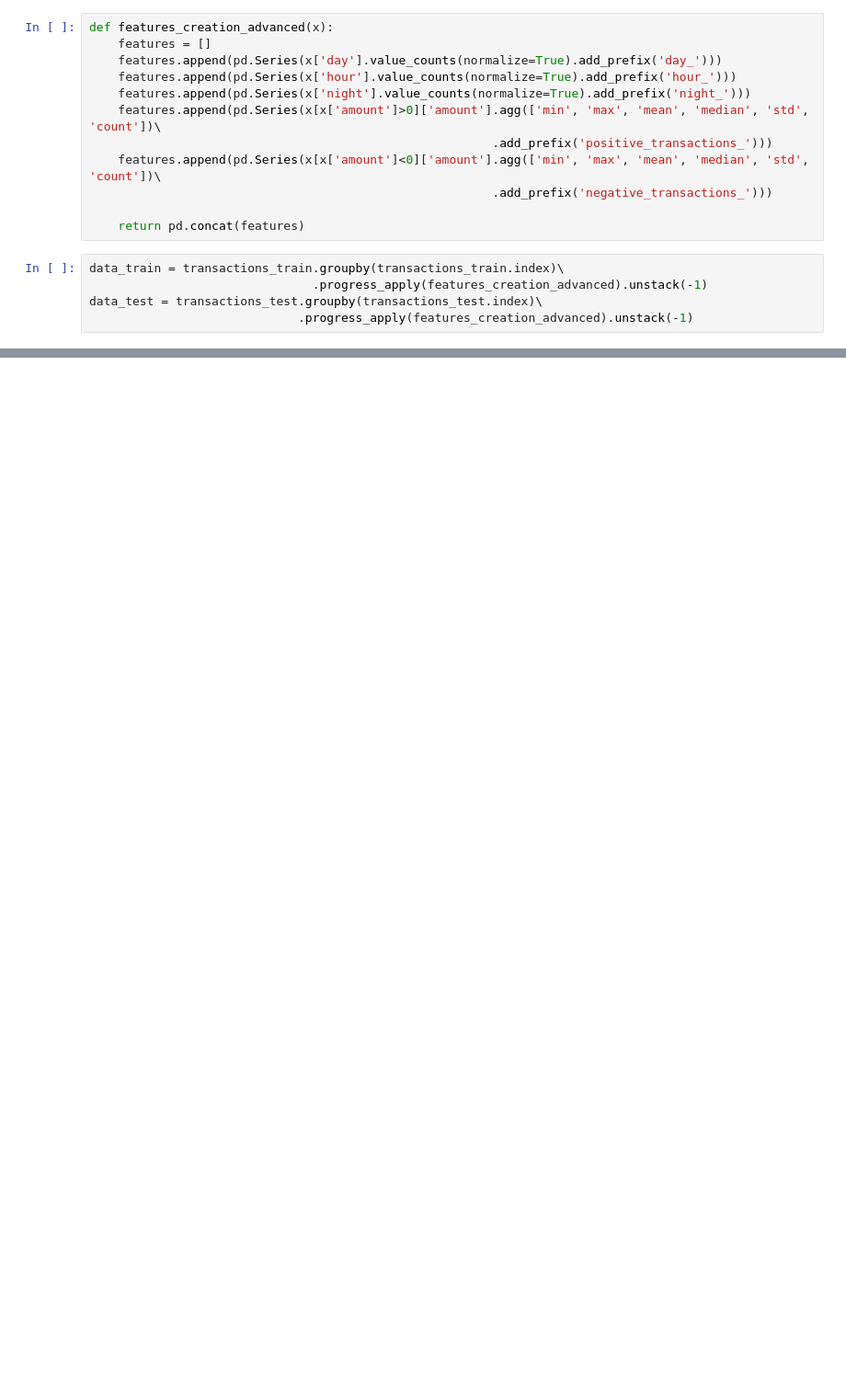
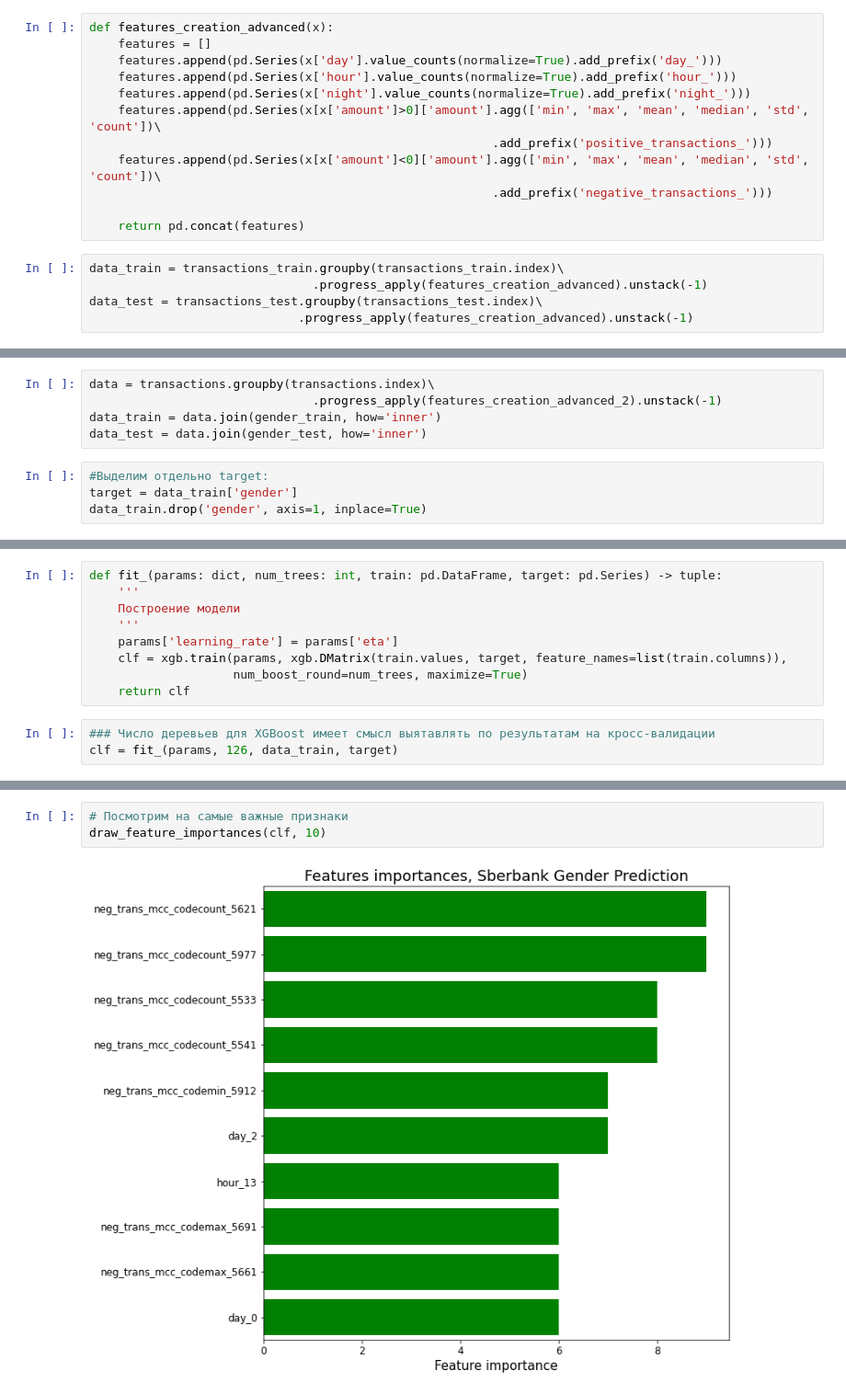
Before and after one commit to maksimusGREEN/kaggle_projects, a Jupyter notebook: Predict gender by transaction/Final_task.ipynb, the cells around one changed output, grey strips where cells are left out. Shown at 92% size. Cells and saved outputs as stored; diff of their text form; blank space fills up the shorter version.

Commit message:
Drop Data-files and update main notebook

```diff
--- a/Predict gender by transaction/Final_task.ipynb
+++ b/Predict gender by transaction/Final_task.ipynb
@@ -174,0 +229,9 @@ submission.to_csv('../data/submission_advanced.csv')
+# %%
+data = transactions.groupby(transactions.index)\
+                               .progress_apply(features_creation_advanced_2).unstack(-1)
+data_train = data.join(gender_train, how='inner')
+data_test = data.join(gender_test, how='inner')
+# %%
+#Выделим отдельно target:
+target = data_train['gender']
+data_train.drop('gender', axis=1, inplace=True)
@@ -174,0 +242,12 @@ submission.to_csv('../data/submission_advanced.csv')
+# %%
+def fit_(params: dict, num_trees: int, train: pd.DataFrame, target: pd.Series) -> tuple:
+    '''
+    Построение модели
+    '''
+    params['learning_rate'] = params['eta']
+    clf = xgb.train(params, xgb.DMatrix(train.values, target, feature_names=list(train.columns)),
+                    num_boost_round=num_trees, maximize=True)
+    return clf
+# %%
+### Число деревьев для XGBoost имеет смысл выятавлять по результатам на кросс-валидации
+clf = fit_(params, 126, data_train, target)
@@ -174,0 +282,5 @@ submission.to_csv('../data/submission_advanced.csv')
+# %%
+# Посмотрим на самые важные признаки
+draw_feature_importances(clf, 10)
+# %% [output]
+[figure, added]
```
Also changed, not shown: parts of 32 cells of this notebook, 4 other files.
